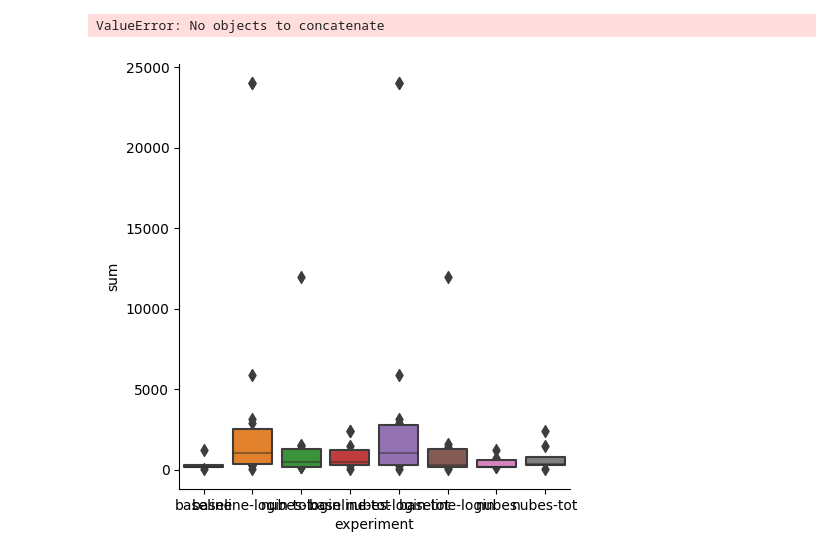
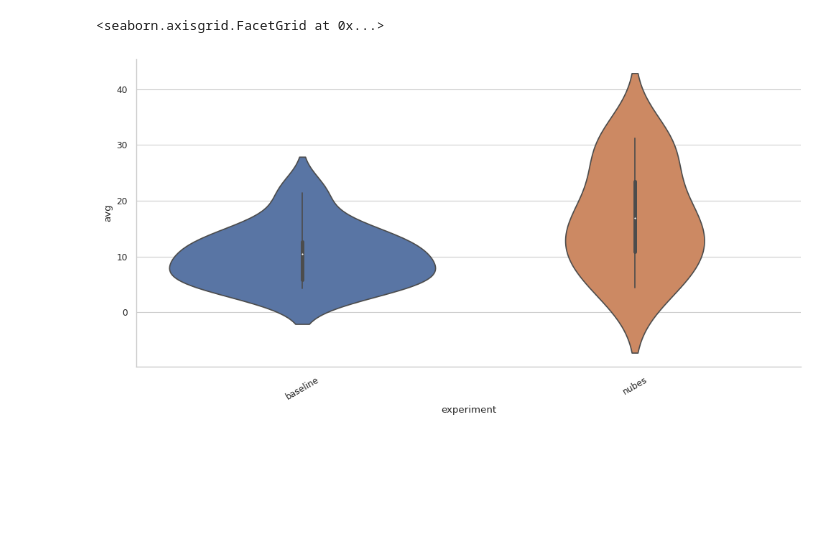
Before and after one commit to Astenna/Nubes, a Jupyter notebook: evaluation/scripts/plot.ipynb, the cells around one changed output. Drawn from its saved outputs; the diff is of its cells as text; code cells hidden in the pictures; blank space fills up the shorter version.

```diff
--- a/evaluation/scripts/plot.ipynb
+++ b/evaluation/scripts/plot.ipynb
@@ -89,8 +44,7 @@ def make_plot(experiment, config, metric, stat):
-# %%
-make_plot("*", "medium-150s-r10", "duration", "avg")
-# %% [output]
-ValueError: No objects to concatenate
-# %%
-make_plot("*", "medium-150s-r10", "invocations", "sum")
-# %% [output]
-[figure, removed]
+# %%
+g = sns.catplot(data=df, x="experiment", y=statistic, kind="violin", aspect=2)
+g.set_titles(template="{title}")
+g.set_xticklabels(rotation=30)
+# %% [output]
+<seaborn.axisgrid.FacetGrid at 0x...>
+[figure, added]
```
Also changed, not shown: parts of 4 cells of this notebook, 7 other files.
